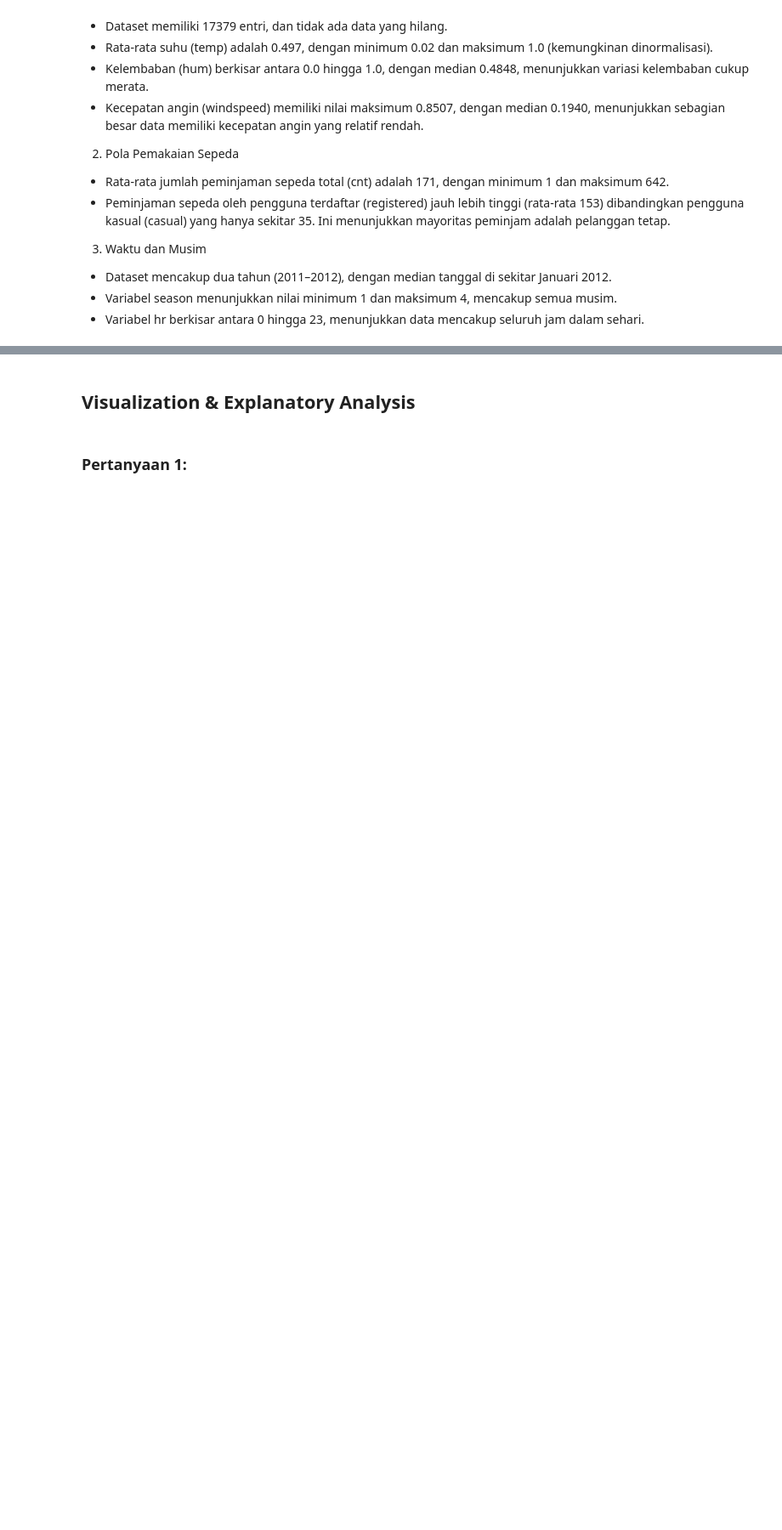
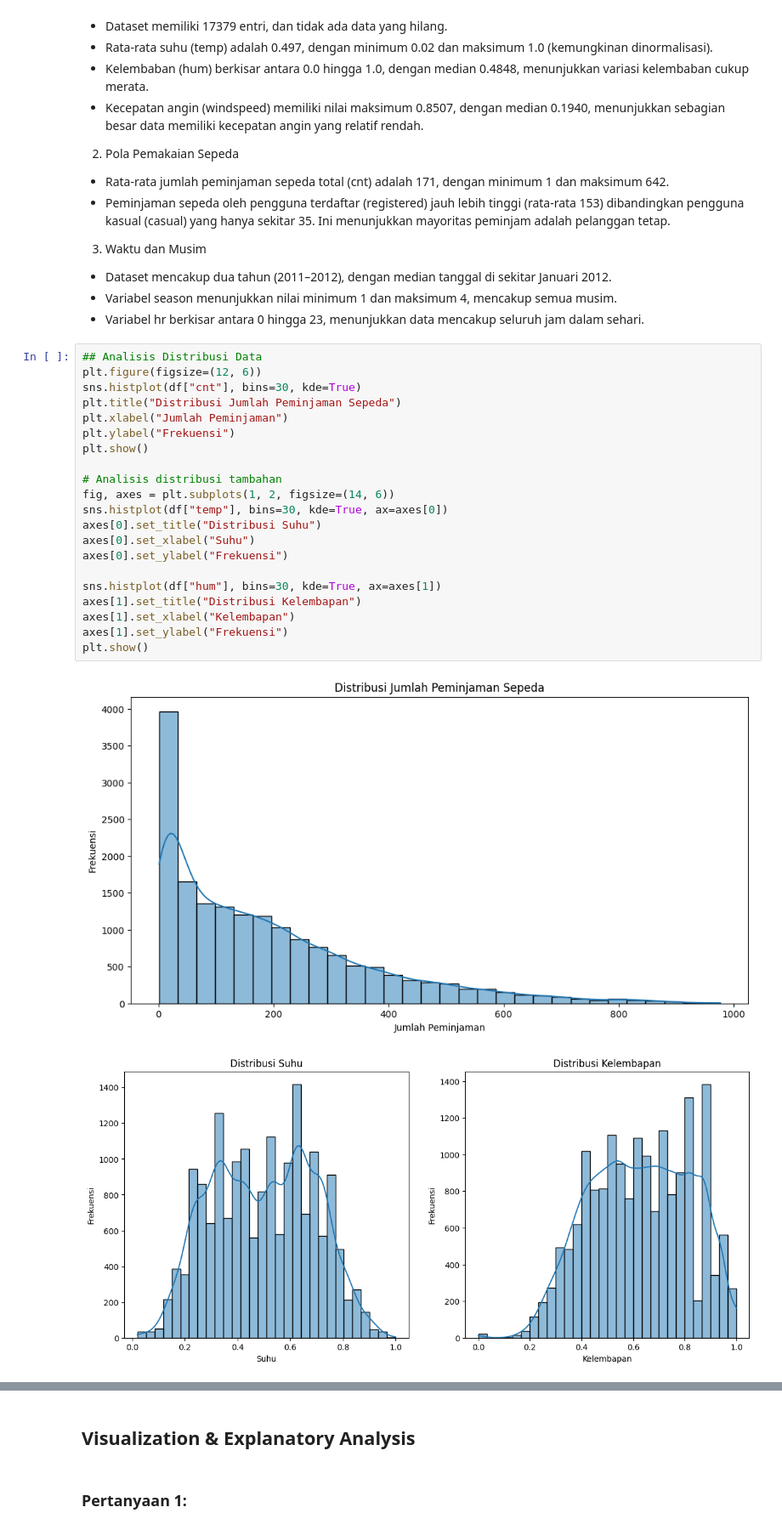
Before and after one commit to amelynsa/bike-sharing-dashboard, a Jupyter notebook: notebook.ipynb, the cells around one changed output, grey strips where cells are left out. Shown: that part at 85% size. Drawn from its saved outputs; the diff is of its cells as text; blank space fills up the shorter version.

```diff
--- a/notebook.ipynb
+++ b/notebook.ipynb
@@ -170,3 +169,27 @@ df.describe()
 - Dataset mencakup dua tahun (2011–2012), dengan median tanggal di sekitar Januari 2012.
 - Variabel season menunjukkan nilai minimum 1 dan maksimum 4, mencakup semua musim.
 - Variabel hr berkisar antara 0 hingga 23, menunjukkan data mencakup seluruh jam dalam sehari.
+# %%
+## Analisis Distribusi Data
+plt.figure(figsize=(12, 6))
+sns.histplot(df["cnt"], bins=30, kde=True)
+plt.title("Distribusi Jumlah Peminjaman Sepeda")
+plt.xlabel("Jumlah Peminjaman")
+plt.ylabel("Frekuensi")
+plt.show()
+
+# Analisis distribusi tambahan
+fig, axes = plt.subplots(1, 2, figsize=(14, 6))
+sns.histplot(df["temp"], bins=30, kde=True, ax=axes[0])
+axes[0].set_title("Distribusi Suhu")
+axes[0].set_xlabel("Suhu")
+axes[0].set_ylabel("Frekuensi")
+
+sns.histplot(df["hum"], bins=30, kde=True, ax=axes[1])
+axes[1].set_title("Distribusi Kelembapan")
+axes[1].set_xlabel("Kelembapan")
+axes[1].set_ylabel("Frekuensi")
+plt.show()
+# %% [output]
+[figure, added]
+[figure, added]
```
Also changed, not shown: parts of 17 cells of this notebook, 3 other files.
